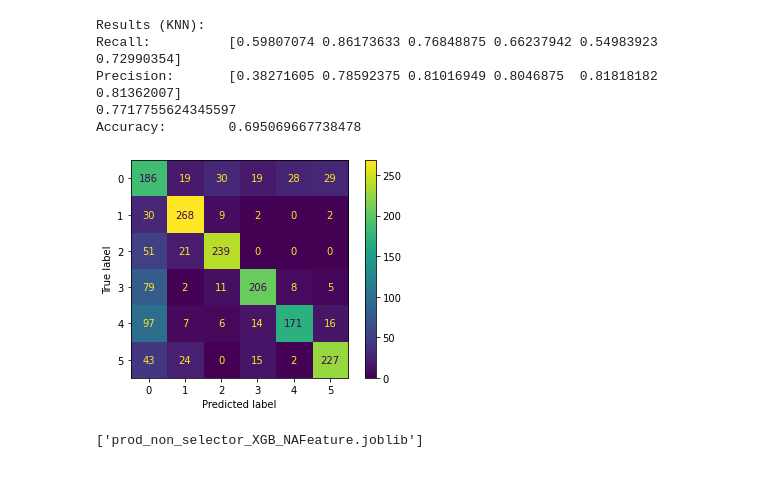
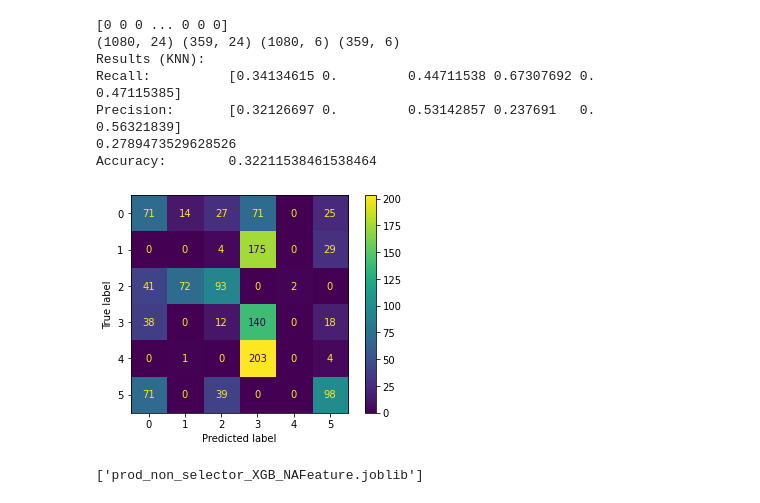
Before and after one commit to neurotech-uiuc/R-Cario, a Jupyter notebook: svmtest2.ipynb, the cells around one changed output. Drawn from its saved outputs; the diff is of its cells as text; code cells hidden in the pictures.

Commit message:
updated validation set to have distinct sources from train

```diff
--- a/svmtest2.ipynb
+++ b/svmtest2.ipynb
@@ -249,8 +278,9 @@ def createX(fDict, count, fIndices = None):
 #test-train split
 
 X, find = createX(functsDict, 3)
+valX, valFind = createX(valfunctsDict, 3)
 
-X_res, X_test, y_res, y_test = train_test_split(X, y, test_size=0.4, random_state = 4)
+# X_res, X_test, y_res, y_test = train_test_split(X, y, test_size=0.4, random_state = 4)
 # %%
 from imblearn.over_sampling import SMOTE
 
@@ -281,23 +311,24 @@ from sklearn.ensemble import GradientBoostingClassifier
 from sklearn.neural_network import MLPClassifier
 
 
-def getMetrics(K, X, y, verbose=True, scale = 2, overOrUnder = None):
-    X_res, X_eval, y_res, y_eval = train_test_split(X, y, test_size=0.4, random_state = 4)
+def getMetrics(X, y, valX, valy, verbose=True, scale = 2, overOrUnder = None, max_depth=6, n_estimators=100, learning_rate=0.1):
+    # X_res, X_eval, y_res, y_eval = train_test_split(X, y, test_size=0.4, random_state = 4)
+    X_res, X_eval, y_res, y_eval = X, valX, y, valy
 
     # action_classifier = KNeighborsClassifier((int)(scale*K) + 1)
     # knn_classifier = KNeighborsClassifier(K)
-    action_classifier = GradientBoostingClassifier()
-    knn_classifier = GradientBoostingClassifier()
+    # action_classifier = GradientBoostingClassifier(max_depth=max_depth, n_estimators=n_estimators, learning_rate=learning_rate)
+    knn_classifier = GradientBoostingClassifier(max_depth=max_depth, n_estimators=n_estimators, learning_rate=learning_rate)
     # action_classifier = svm.SVC()
     # knn_classifier = svm.SVC()
+    action_classifier = None
+    # action_classifier.fit(X_res, y_res[:, 0])
+    X_res, y_res = undersample(X_res, y_res)
+    # action_present = action_classifier.predict(X_res)
+    # X_res = np.concatenate((X_res, np.expand_dims(action_present, 1)), axis=1)
 
-    action_classifier.fit(X_res, y_res[:, 0])
-    X_res, y_res = undersample(X_res, y_res)
-    action_present = action_classifier.predict(X_res)
-    X_res = np.concatenate((X_res, np.expand_dims(action_present, 1)), axis=1)
-
-    eval_action_present = action_classifier.predict(X_eval)
-    X_eval = np.concatenate((X_eval, np.expand_dims(eval_action_present, 1)), axis=1)
+    # eval_action_present = action_classifier.predict(X_eval)
+    # X_eval = np.concatenate((X_eval, np.expand_dims(eval_action_present, 1)), axis=1)
 
     if overOrUnder is not None:
         if not overOrUnder:
@@ -306,8 +337,9 @@ def getMetrics(K, X, y, verbose=True, scale = 2, overOrUnder = None):
             X_eval, y_eval = oversample(X_eval, y_eval)
     knn_classifier.fit(X_res, np.argmax(y_res, axis=1))
 
+    # relevant_action_present = action_classifier.predict(X_eval)
     original_pred = knn_classifier.predict(X_eval)
-    # predictions = np.multiply((1-action_present), original_pred)
+    # predictions = np.multiply((1-relevant_action_present), original_pred)
     predictions = original_pred
 
     # print(original_pred[0:10], action_present[0:10], predictions[0: 10])
@@ -325,18 +357,26 @@ def getMetrics(K, X, y, verbose=True, scale = 2, overOrUnder = None):
         return recall, precision, accuracy, knn_classifier, action_classifier
 # %%
 ftu = [0, 1, 2, 3, 5, 6]
-# ftu = [0, 1, 5, 6]
+# ftu = [0, 1, 3, 4]
 X, find = createX(functsDict, 0, ftu)
-k = 3
+valX, valFind = createX(valfunctsDict, 0, ftu)
+print(np.argmax(y, axis=1))
+print(X.shape, valX.shape, y.shape, valy.shape)
+
 scale = 1
-getMetrics(k, X, y, verbose=True, scale=scale, overOrUnder = True)
-_, _, _, kc, ac = getMetrics(k, X, y, verbose=False, scale=scale, overOrUnder = True)
+i = 4
+j = 100
+k = 0.01
+getMetrics(X, y, valX, valy, verbose=True, scale=scale, overOrUnder = True, n_estimators = j, max_depth = i, learning_rate = k)
+_, _, _, kc, ac = getMetrics(X, y, valX, valy, verbose=False, scale=scale, overOrUnder = True, n_estimators = j, max_depth = i, learning_rate = k)
 # %% [output]
+[0 0 0 ... 0 0 0]
+(1080, 24) (359, 24) (1080, 6) (359, 6)
 Results (KNN):
-Recall:          [0.59807074 0.86173633 0.76848875 0.66237942 0.54983923 0.72990354]
-Precision:       [0.38271605 0.78592375 0.81016949 0.8046875  0.81818182 0.81362007]
-0.7717755624345597
-Accuracy:        0.695069667738478
+Recall:          [0.34134615 0.         0.44711538 0.67307692 0.         0.47115385]
+Precision:       [0.32126697 0.         0.53142857 0.237691   0.         0.56321839]
+0.2789473529628526
+Accuracy:        0.32211538461538464
-[figure, old version]
+[figure, new version]
 # %%
 from joblib import dump, load
```
Also changed, not shown: parts of 5 cells of this notebook, 19 other files.
